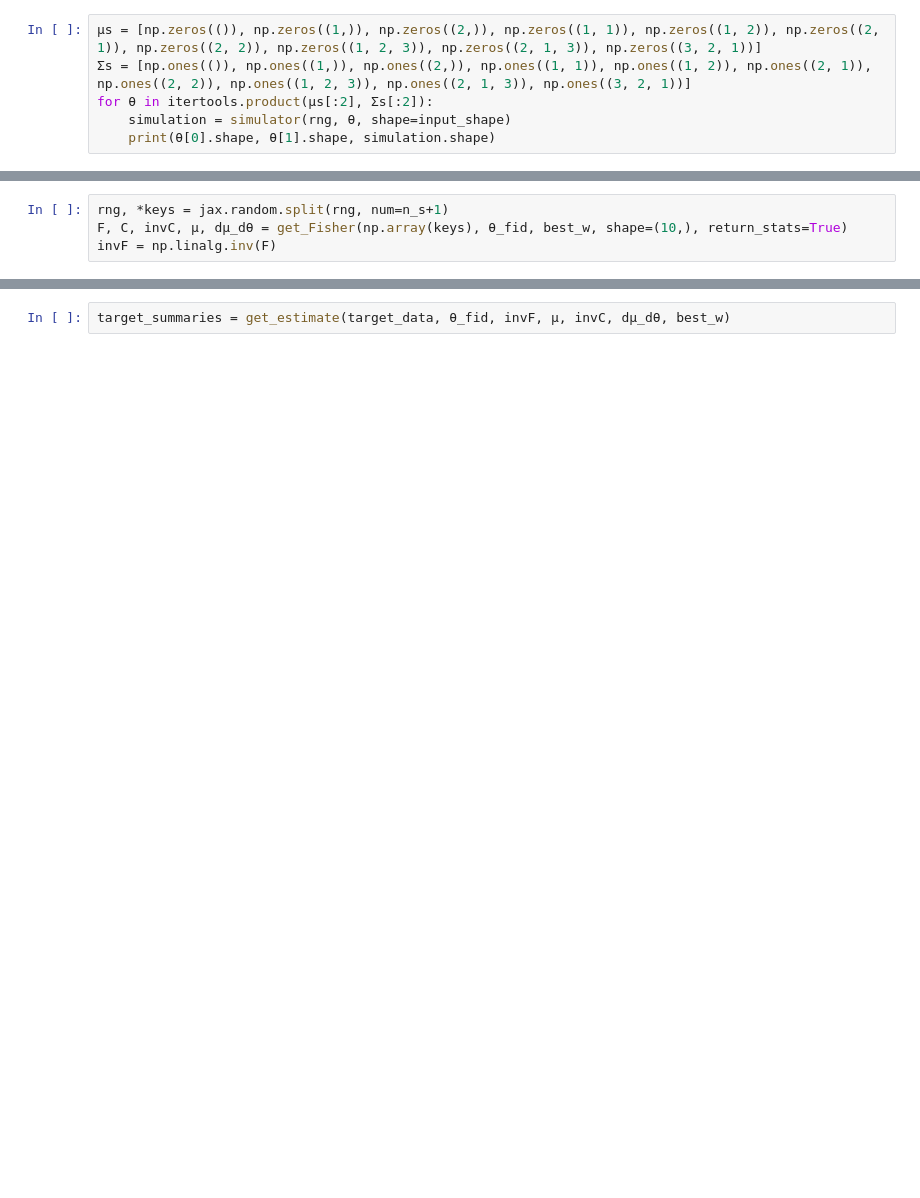
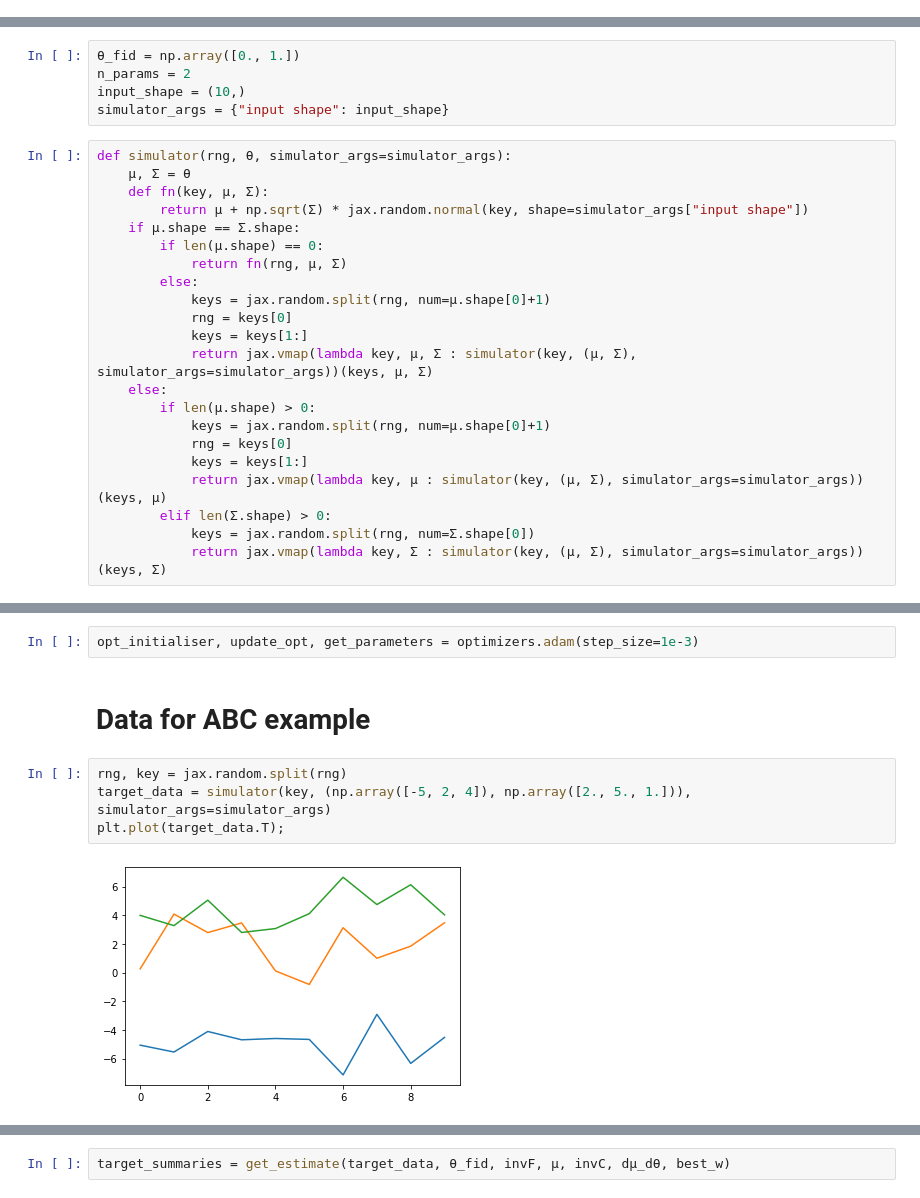
Before and after one commit to tlmakinen/imnn, a Jupyter notebook: examples/IMNN - JAX.ipynb, the cells around one changed output, grey strips where cells are left out. Drawn from its saved outputs; the diff is of its cells as text; blank space fills up the shorter version.

```diff
--- a/examples/IMNN - JAX.ipynb
+++ b/examples/IMNN - JAX.ipynb
@@ -35,6 +0,0 @@ def simulator(rng, θ, shape=(10,)):
-# %%
-μs = [np.zeros(()), np.zeros((1,)), np.zeros((2,)), np.zeros((1, 1)), np.zeros((1, 2)), np.zeros((2, 1)), np.zeros((2, 2)), np.zeros((1, 2, 3)), np.zeros((2, 1, 3)), np.zeros((3, 2, 1))]
-Σs = [np.ones(()), np.ones((1,)), np.ones((2,)), np.ones((1, 1)), np.ones((1, 2)), np.ones((2, 1)), np.ones((2, 2)), np.ones((1, 2, 3)), np.ones((2, 1, 3)), np.ones((3, 2, 1))]
-for θ in itertools.product(μs[:2], Σs[:2]):
-    simulation = simulator(rng, θ, shape=input_shape)
-    print(θ[0].shape, θ[1].shape, simulation.shape)
@@ -187,4 +0,0 @@ plt.plot(target_data.T);
-# %%
-rng, *keys = jax.random.split(rng, num=n_s+1)
-F, C, invC, μ, dμ_dθ = get_Fisher(np.array(keys), θ_fid, best_w, shape=(10,), return_stats=True)
-invF = np.linalg.inv(F)
@@ -190,0 +15,27 @@ invF = np.linalg.inv(F)
+# %%
+θ_fid = np.array([0., 1.])
+n_params = 2
+input_shape = (10,)
+simulator_args = {"input shape": input_shape}
+# %%
+def simulator(rng, θ, simulator_args=simulator_args):
+    μ, Σ = θ
+    def fn(key, μ, Σ):
+        return μ + np.sqrt(Σ) * jax.random.normal(key, shape=simulator_args["input shape"])
+    if μ.shape == Σ.shape:
+        if len(μ.shape) == 0:
+            return fn(rng, μ, Σ)
+        else:
+            keys = jax.random.split(rng, num=μ.shape[0]+1)
+            rng = keys[0]
+            keys = keys[1:]
+            return jax.vmap(lambda key, μ, Σ : simulator(key, (μ, Σ), simulator_args=simulator_args))(keys, μ, Σ)
+    else:
+        if len(μ.shape) > 0:
+            keys = jax.random.split(rng, num=μ.shape[0]+1)
+            rng = keys[0]
+            keys = keys[1:]
+            return jax.vmap(lambda key, μ : simulator(key, (μ, Σ), simulator_args=simulator_args))(keys, μ)
+        elif len(Σ.shape) > 0:
+            keys = jax.random.split(rng, num=Σ.shape[0])
+            return jax.vmap(lambda key, Σ : simulator(key, (μ, Σ), simulator_args=simulator_args))(keys, Σ)
@@ -190,0 +76,10 @@ invF = np.linalg.inv(F)
+# %%
+opt_initialiser, update_opt, get_parameters = optimizers.adam(step_size=1e-3)
+# %% [markdown]
+# Data for ABC example
+# %%
+rng, key = jax.random.split(rng)
+target_data = simulator(key, (np.array([-5, 2, 4]), np.array([2., 5., 1.])), simulator_args=simulator_args)
+plt.plot(target_data.T);
+# %% [output]
+[figure, added]
```
Also changed, not shown: parts of 68 cells of this notebook.
